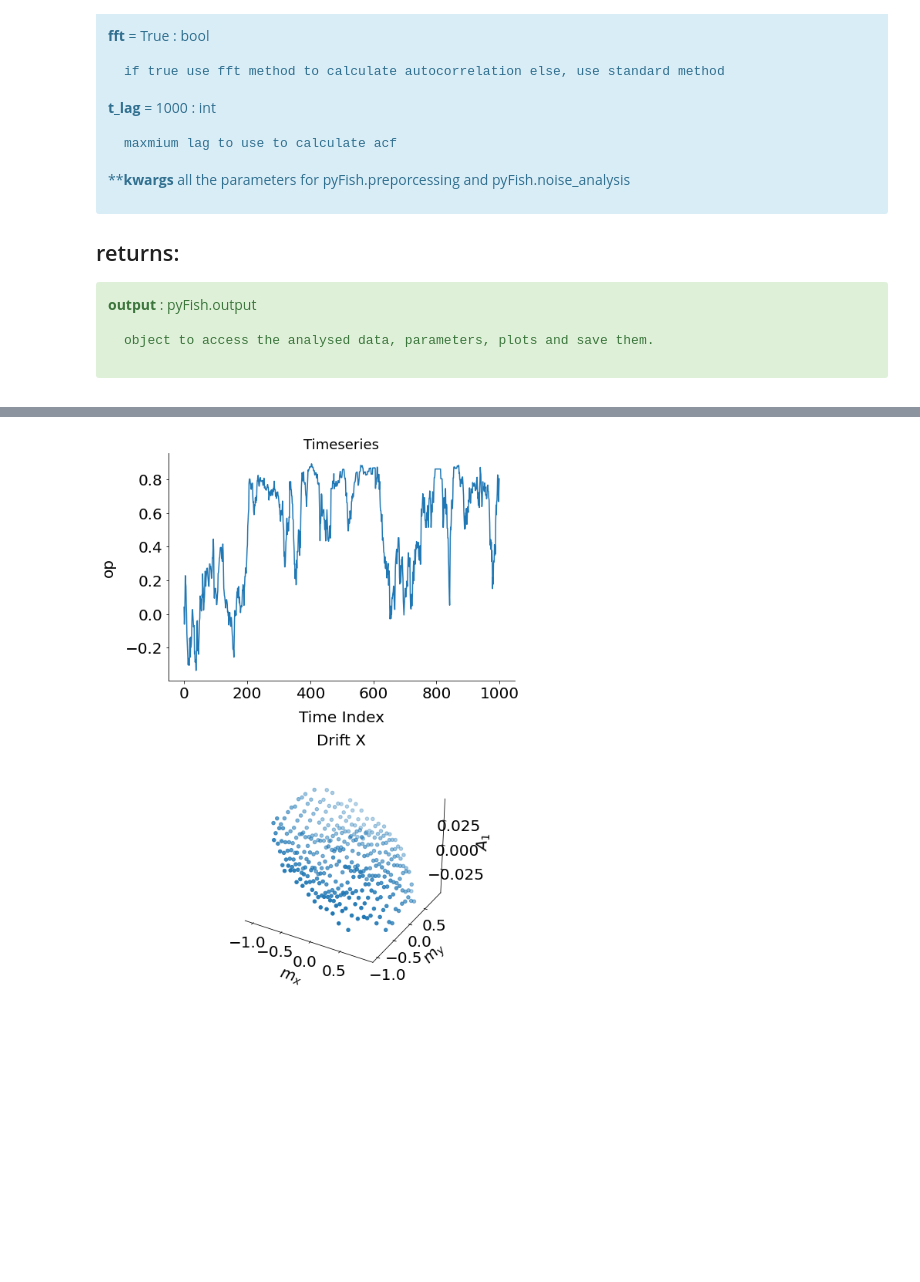
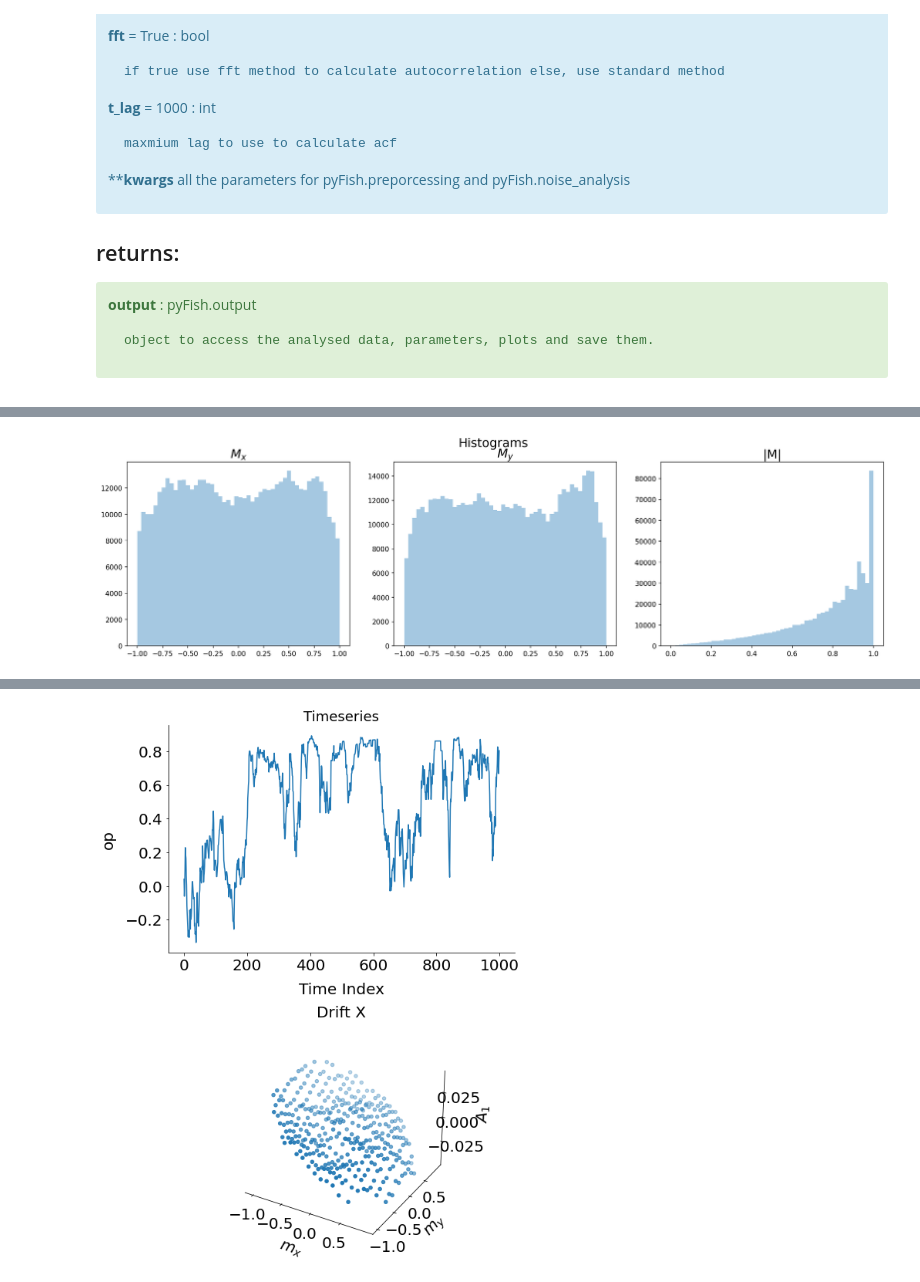
Before and after one commit to tee-lab/PyDaddy, a Jupyter notebook: notebooks/pyFish Vector Test.ipynb, the cells around one changed output, grey strips where cells are left out. Cells and saved outputs as stored; diff of their text form; code cells hidden in the pictures; folded sections open; blank space fills up the shorter version.

```diff
--- a/notebooks/pyFish Vector Test.ipynb
+++ b/notebooks/pyFish Vector Test.ipynb
@@ -156,0 +155,4 @@ module://ipykernel.pylab.backend_inline
+# %%
+ch.histogram()
+# %% [output]
+[figure, added]
```
Also changed, not shown: parts of 7 cells of this notebook, 7 other files.
